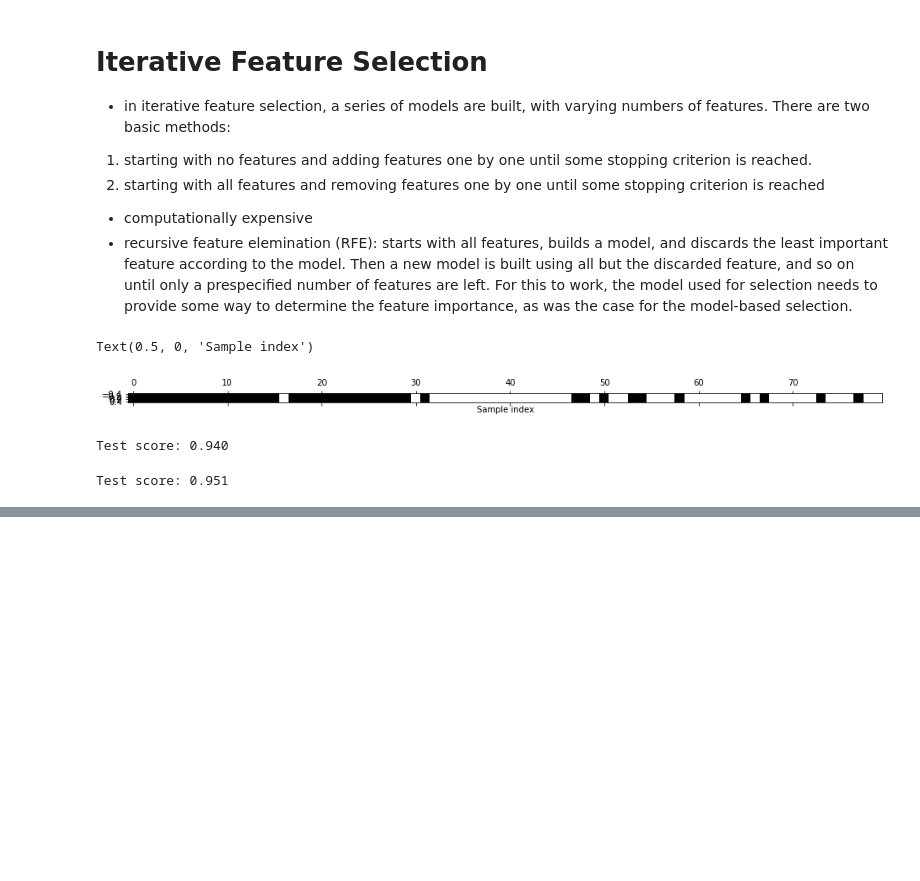
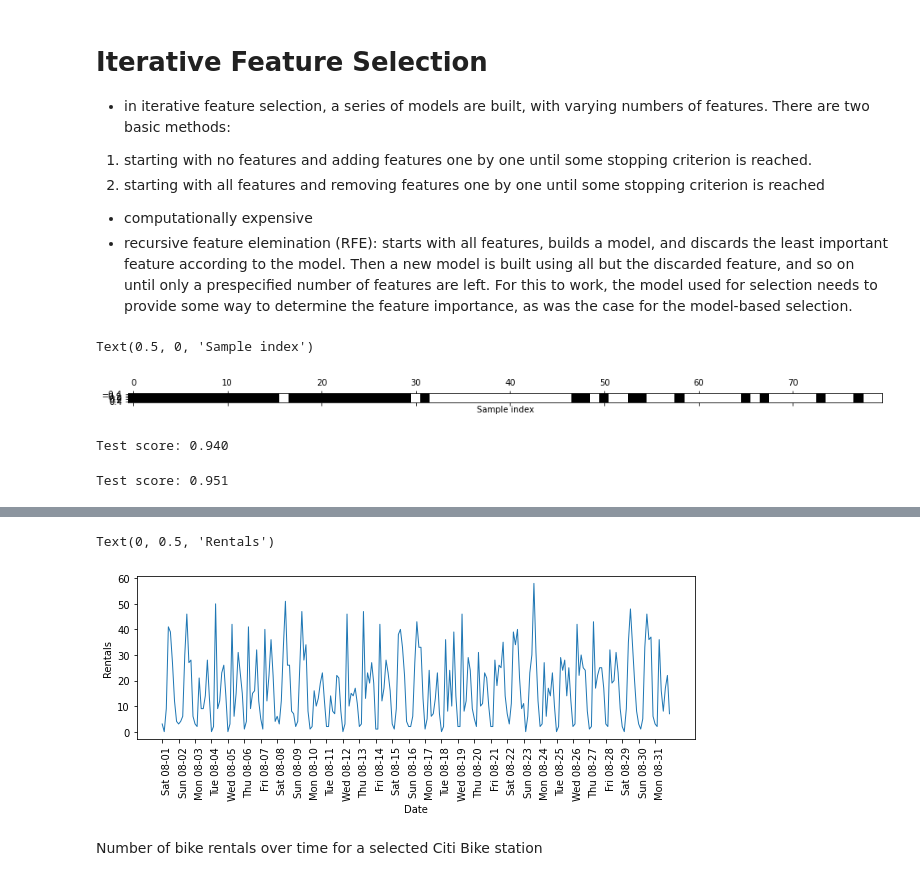
Before and after one commit to owend23/ML, a Jupyter notebook: representing_data_and_engineering_features.ipynb, the cells around one changed output, grey strips where cells are left out. Drawn from its saved outputs; the diff is of its cells as text; code cells hidden in the pictures; blank space fills up the shorter version.

```diff
--- a/representing_data_and_engineering_features.ipynb
+++ b/representing_data_and_engineering_features.ipynb
@@ -643,0 +652,3 @@ Test score: 0.951
+# %%
+citibike = mglearn.datasets.load_citibike()
+print("Citi Bike data:\n{}".format(citibike.head()))
@@ -643,0 +664,13 @@ Test score: 0.951
+# %%
+plt.figure(figsize=(10, 3))
+xticks = pd.date_range(start=citibike.index.min(), end=citibike.index.max(),
+                       freq='D')
+plt.xticks(xticks, xticks.strftime("%a %m-%d"), rotation=90, ha="left")
+plt.plot(citibike, linewidth=1)
+plt.xlabel("Date")
+plt.ylabel("Rentals")
+# %% [output]
+Text(0, 0.5, 'Rentals')
+[figure, added]
+# %% [markdown]
+Number of bike rentals over time for a selected Citi Bike station
```
Also changed, not shown: parts of 24 cells of this notebook.
